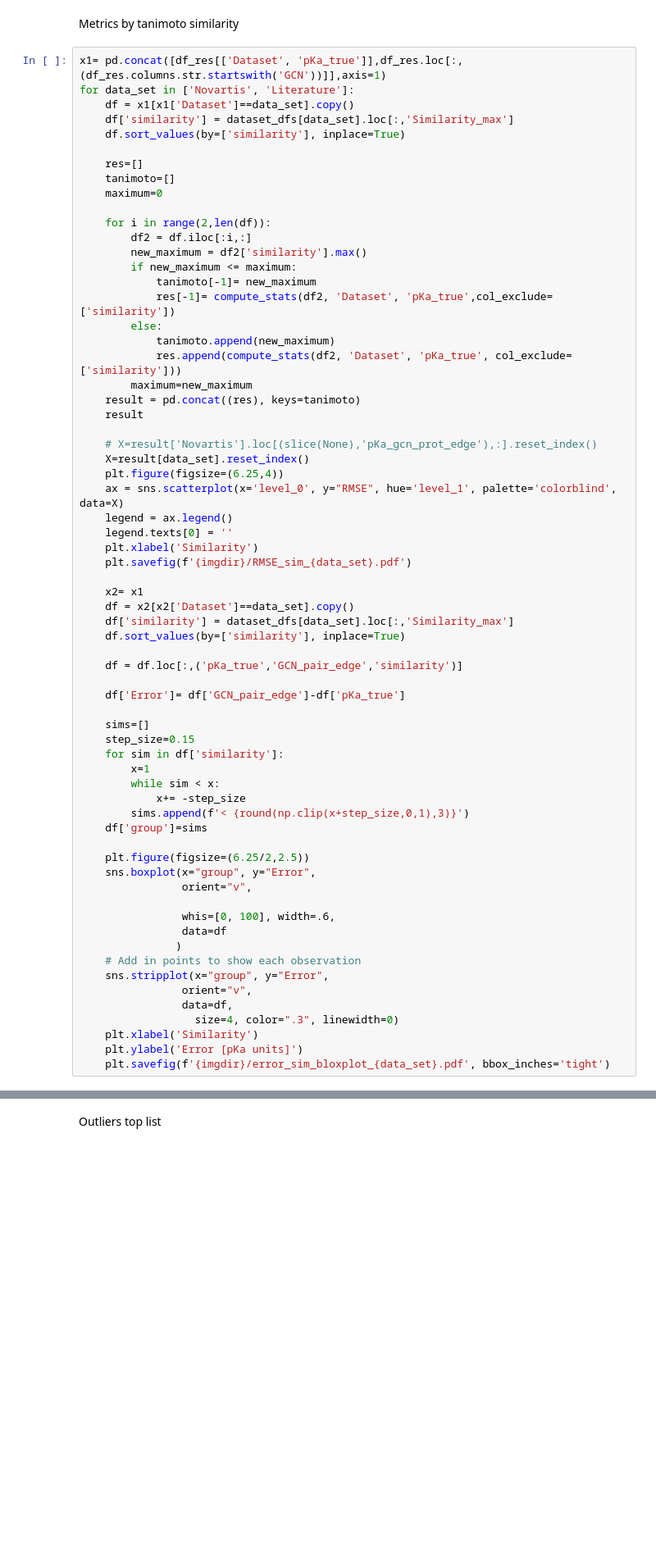
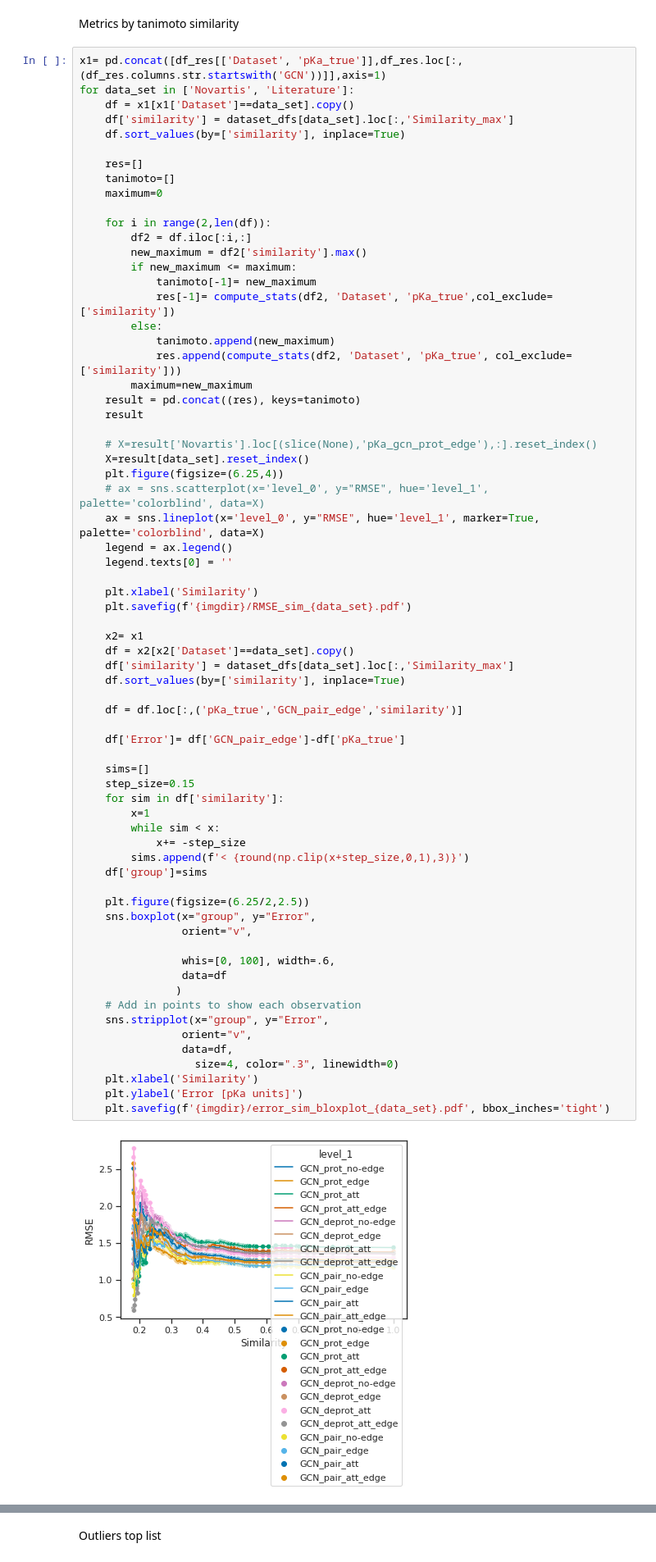
Before and after one commit to mayrf/pkasolver, a Jupyter notebook: examples/paper_run_1/paper_workflow.ipynb, the cells around one changed output, grey strips where cells are left out. Shown at 82% size. Saved outputs shown, nothing was run; the diff lists cells and outputs as text; blank space fills up the shorter version.

```diff
--- a/examples/paper_run_1/paper_workflow.ipynb
+++ b/examples/paper_run_1/paper_workflow.ipynb
@@ -599,9 +824,11 @@ for data_set in ['Novartis', 'Literature']:
     # X=result['Novartis'].loc[(slice(None),'pKa_gcn_prot_edge'),:].reset_index()
     X=result[data_set].reset_index()
     plt.figure(figsize=(6.25,4))
-    ax = sns.scatterplot(x='level_0', y="RMSE", hue='level_1', palette='colorblind', data=X)
+    # ax = sns.scatterplot(x='level_0', y="RMSE", hue='level_1', palette='colorblind', data=X)
+    ax = sns.lineplot(x='level_0', y="RMSE", hue='level_1', marker=True, palette='colorblind', data=X)
     legend = ax.legend()
     legend.texts[0] = ''
+
     plt.xlabel('Similarity')
     plt.savefig(f'{imgdir}/RMSE_sim_{data_set}.pdf')
 
@@ -611,30 +838,32 @@ for data_set in ['Novartis', 'Literature']:
     df.sort_values(by=['similarity'], inplace=True)
 
     df = df.loc[:,('pKa_true','GCN_pair_edge','similarity')]
 
     df['Error']= df['GCN_pair_edge']-df['pKa_true']
 
     sims=[]
     step_size=0.15
     for sim in df['similarity']:
         x=1
         while sim < x:
             x+= -step_size
         sims.append(f'< {round(np.clip(x+step_size,0,1),3)}')
     df['group']=sims
 
     plt.figure(figsize=(6.25/2,2.5))
     sns.boxplot(x="group", y="Error",
                 orient="v",
 
                 whis=[0, 100], width=.6,
                 data=df
                )
     # Add in points to show each observation
     sns.stripplot(x="group", y="Error",
                 orient="v",
                 data=df,
                   size=4, color=".3", linewidth=0)
     plt.xlabel('Similarity')
     plt.ylabel('Error [pKa units]')
     plt.savefig(f'{imgdir}/error_sim_bloxplot_{data_set}.pdf', bbox_inches='tight')
+# %% [output]
+[figure, added]
```
Also changed, not shown: parts of 13 cells of this notebook, 3 other files.
